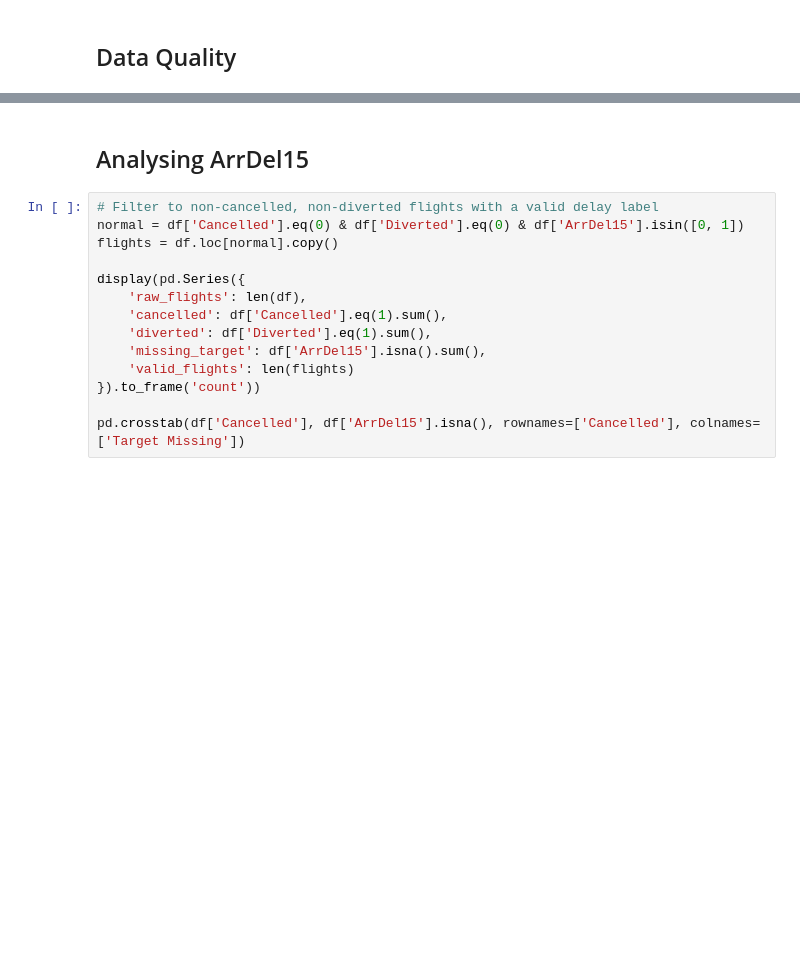
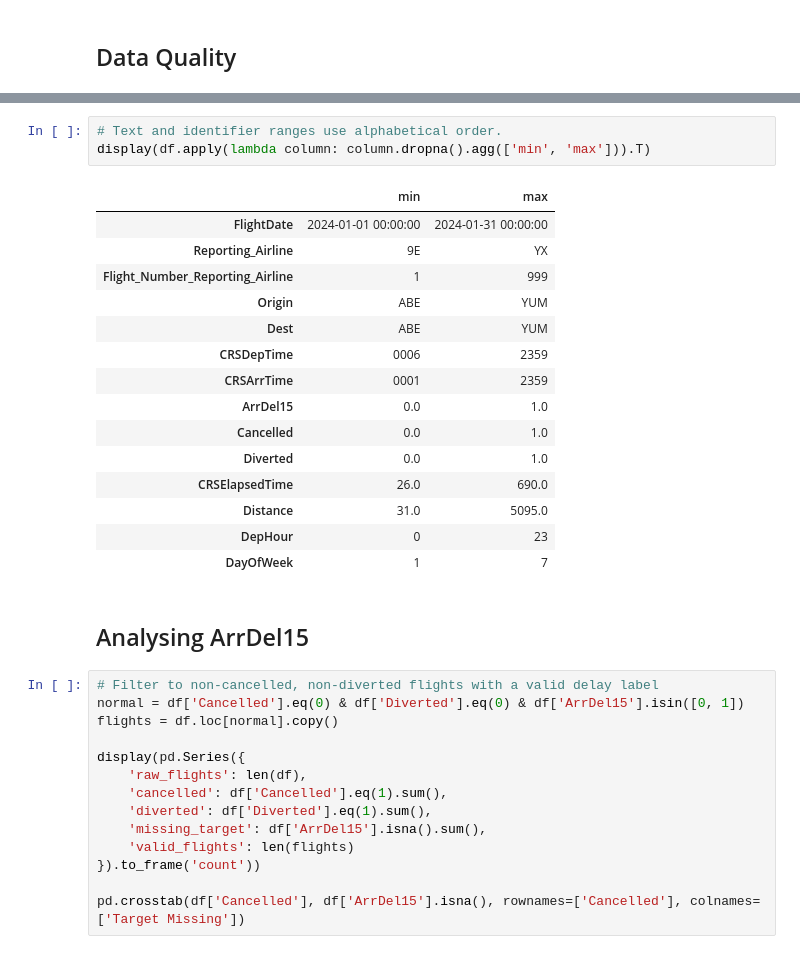
Before and after one commit to girwandhakal/flight-delay-pipeline, a Jupyter notebook: notebooks/eda_bts.ipynb, the cells around one changed output, grey strips where cells are left out. Cells and saved outputs as stored; diff of their text form; blank space fills up the shorter version.

```diff
--- a/notebooks/eda_bts.ipynb
+++ b/notebooks/eda_bts.ipynb
@@ -66,3 +83,22 @@ dtype: int64
+# %%
+# Text and identifier ranges use alphabetical order.
+display(df.apply(lambda column: column.dropna().agg(['min', 'max'])).T)
+# %% [output]
+|  | min | max |
+| FlightDate | 2024-01-01 00:00:00 | 2024-01-31 00:00:00 |
+| Reporting_Airline | 9E | YX |
+| Flight_Number_Reporting_Airline | 1 | 999 |
+| Origin | ABE | YUM |
+| Dest | ABE | YUM |
+| CRSDepTime | 0006 | 2359 |
+| CRSArrTime | 0001 | 2359 |
+| ArrDel15 | 0.0 | 1.0 |
+| Cancelled | 0.0 | 1.0 |
+| Diverted | 0.0 | 1.0 |
+| CRSElapsedTime | 26.0 | 690.0 |
+| Distance | 31.0 | 5095.0 |
+| DepHour | 0 | 23 |
+| DayOfWeek | 1 | 7 |
 # %% [markdown]
 ## Analysing ArrDel15
 # %%
```
Also changed, not shown: parts of 3 cells of this notebook, 12 other files.
